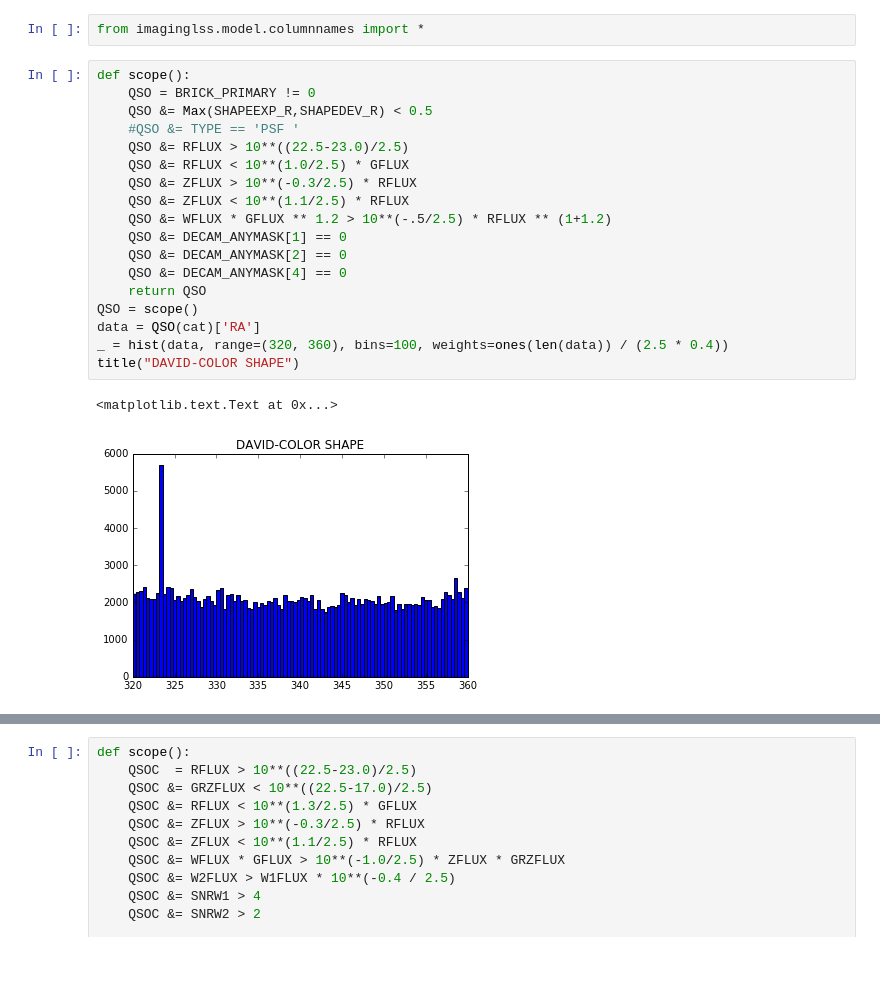
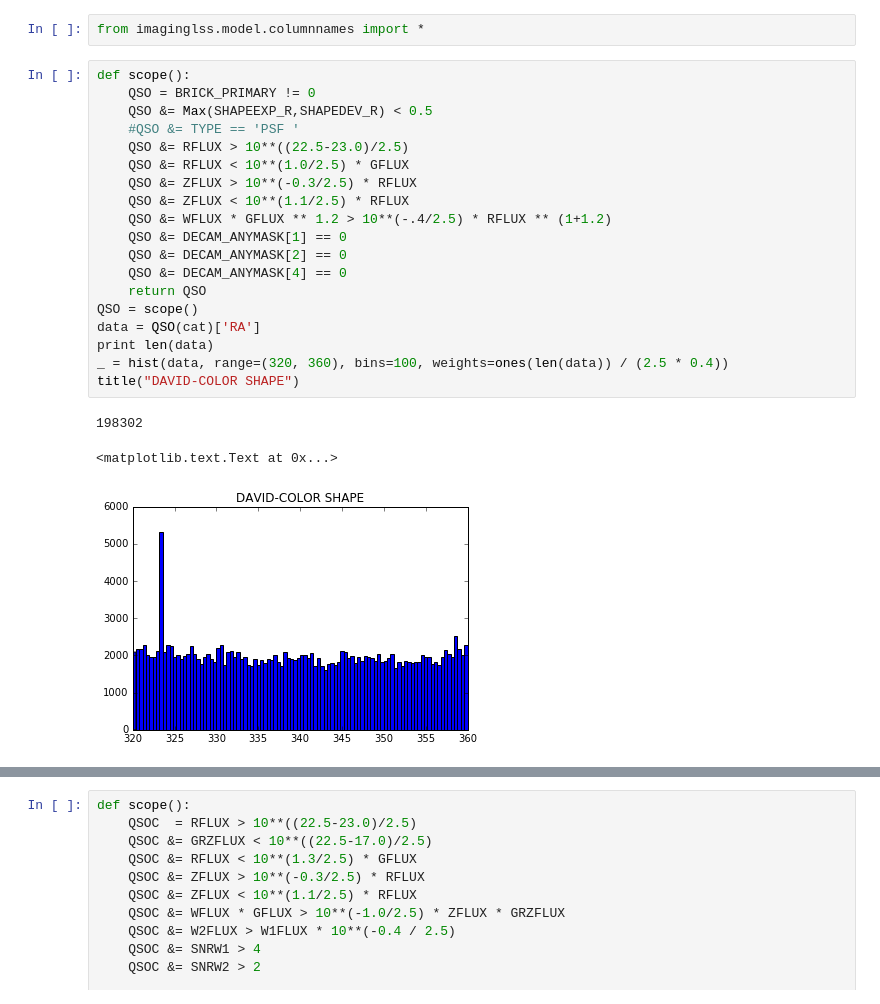
Before and after one commit to bccp/imaginglss-notebooks, a Jupyter notebook: Stripe82-DR2-QSO-w-David.ipynb, the cells around one changed output, grey strips where cells are left out. Drawn from its saved outputs; the diff is of its cells as text; blank space fills up the shorter version.

```diff
--- a/Stripe82-DR2-QSO-w-David.ipynb
+++ b/Stripe82-DR2-QSO-w-David.ipynb
@@ -49,24 +49,26 @@ from imaginglss.model.columnnames import *
 # %%
 def scope():
     QSO = BRICK_PRIMARY != 0
     QSO &= Max(SHAPEEXP_R,SHAPEDEV_R) < 0.5
     #QSO &= TYPE == 'PSF '
     QSO &= RFLUX > 10**((22.5-23.0)/2.5)
     QSO &= RFLUX < 10**(1.0/2.5) * GFLUX
     QSO &= ZFLUX > 10**(-0.3/2.5) * RFLUX
     QSO &= ZFLUX < 10**(1.1/2.5) * RFLUX
-    QSO &= WFLUX * GFLUX ** 1.2 > 10**(-.5/2.5) * RFLUX ** (1+1.2)
+    QSO &= WFLUX * GFLUX ** 1.2 > 10**(-.4/2.5) * RFLUX ** (1+1.2)
     QSO &= DECAM_ANYMASK[1] == 0
     QSO &= DECAM_ANYMASK[2] == 0
     QSO &= DECAM_ANYMASK[4] == 0
     return QSO
 QSO = scope()
 data = QSO(cat)['RA']
+print len(data)
 _ = hist(data, range=(320, 360), bins=100, weights=ones(len(data)) / (2.5 * 0.4))
 title("DAVID-COLOR SHAPE")
 # %% [output]
-<matplotlib.text.Text at 0x...>
+198302
+<matplotlib.text.Text at 0x...>
-[figure, old version]
+[figure, new version]
 # %%
 def scope():
     QSO = BRICK_PRIMARY != 0
```
Also changed, not shown: parts of 5 cells of this notebook.
